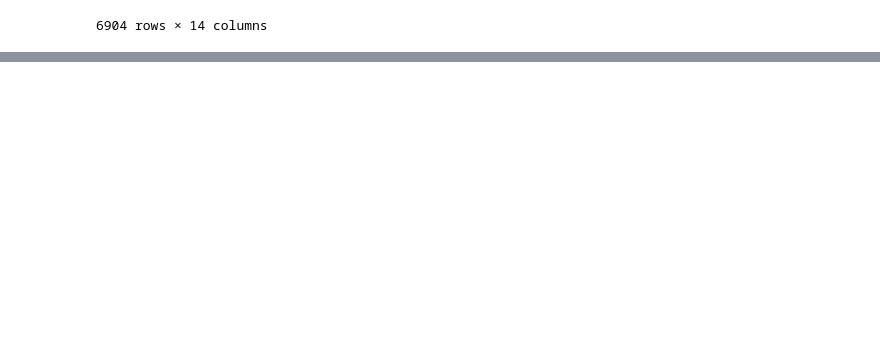
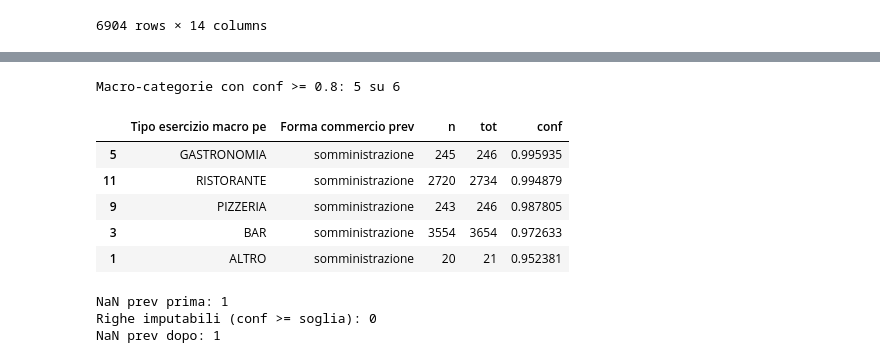
Before and after one commit to ericpiotti/Data_and_Information_Quality, a Jupyter notebook: notebooks/missing_values_tipo_es.ipynb, the cells around one changed output, grey strips where cells are left out. Saved outputs shown, nothing was run; the diff lists cells and outputs as text; code cells hidden in the pictures; blank space fills up the shorter version.

Commit message:
aggiunto froma commercio e forma commercio prev

```diff
--- a/notebooks/missing_values_tipo_es.ipynb
+++ b/notebooks/missing_values_tipo_es.ipynb
@@ -3,7 +3,7 @@ import numpy as n
 import numpy as np
 import pandas as pd
 # %%
-MILANO = pd.read_csv('../Dataset/Comune-di-Milano-Pubblici-esercizi(in)-2.csv',sep=';',encoding='utf-8')
+MILANO = pd.read_csv('Comune-di-Milano-Pubblici-esercizi(in)-2.csv',sep=';',encoding='utf-8')
 # %%
 settore_col = "Settore storico pe"
 tipo_col    = "þÿTipo esercizio storico pe"
@@ -192,0 +189,72 @@ MILANO
+# %%
+import pandas as pd
+import numpy as np
+
+prev_col  = "Forma commercio prev"
+macro_col = "Tipo esercizio macro pe"
+soglia = 0.80
+
+# Normalizzazione valori
+MILANO[prev_col]  = MILANO[prev_col].astype(str).str.strip().str.lower().replace("nan", np.nan)
+MILANO[macro_col] = MILANO[macro_col].astype(str).str.strip().str.upper().replace("nan", np.nan)
+
+# ---- 1) Costruisco la regola macro -> prev dominante + confidenza ----
+tmp = MILANO[[macro_col, prev_col]].dropna(subset=[macro_col, prev_col]).copy()
+
+counts = (
+    tmp.groupby([macro_col, prev_col])
+       .size()
+       .rename("n")
+       .reset_index()
+)
+
+tot = counts.groupby(macro_col)["n"].sum().rename("tot").reset_index()
+counts = counts.merge(tot, on=macro_col, how="left")
+counts["conf"] = counts["n"] / counts["tot"]
+
+best = (
+    counts.sort_values(["conf", "n"], ascending=False)
+          .drop_duplicates(subset=[macro_col])
+          [[macro_col, prev_col, "n", "tot", "conf"]]
+          .sort_values("conf", ascending=False)
+)
+
+# (Opzionale) Mostro quali macro superano la soglia
+best_over = best[best["conf"] >= soglia].copy()
+print(f"Macro-categorie con conf >= {soglia}: {len(best_over)} su {best[macro_col].nunique()}")
+display(best_over)
+
+# ---- 2) Imputazione (solo se conf >= soglia) ----
+mode_map = dict(zip(best[macro_col], best[prev_col]))
+conf_map = dict(zip(best[macro_col], best["conf"]))
+
+prev_na_before = MILANO[prev_col].isna().sum()
+
+MILANO["_prev_mode"] = MILANO[macro_col].map(mode_map)
+MILANO["_prev_conf"] = MILANO[macro_col].map(conf_map)
+
+mask_fill_prev = MILANO[prev_col].isna() & (MILANO["_prev_conf"] >= soglia)
+imputable_rows = int(mask_fill_prev.sum())
+
+MILANO.loc[mask_fill_prev, prev_col] = MILANO.loc[mask_fill_prev, "_prev_mode"]
+
+prev_na_after = MILANO[prev_col].isna().sum()
+
+# pulizia colonne temporanee
+MILANO.drop(columns=["_prev_mode", "_prev_conf"], inplace=True)
+
+# ---- 3) Output richiesto ----
+print(f"NaN prev prima: {prev_na_before}")
+print(f"Righe imputabili (conf >= soglia): {imputable_rows}")
+print(f"NaN prev dopo: {prev_na_after}")
+# %% [output]
+Macro-categorie con conf >= 0.8: 5 su 6
+|  | Tipo esercizio macro pe | Forma commercio prev | n | tot | conf |
+| 5 | GASTRONOMIA | somministrazione | 245 | 246 | 0.995935 |
+| 11 | RISTORANTE | somministrazione | 2720 | 2734 | 0.994879 |
+| 9 | PIZZERIA | somministrazione | 243 | 246 | 0.987805 |
+| 3 | BAR | somministrazione | 3554 | 3654 | 0.972633 |
+| 1 | ALTRO | somministrazione | 20 | 21 | 0.952381 |
+NaN prev prima: 1
+Righe imputabili (conf >= soglia): 0
+NaN prev dopo: 1
```
Also changed, not shown: parts of 4 cells of this notebook.
